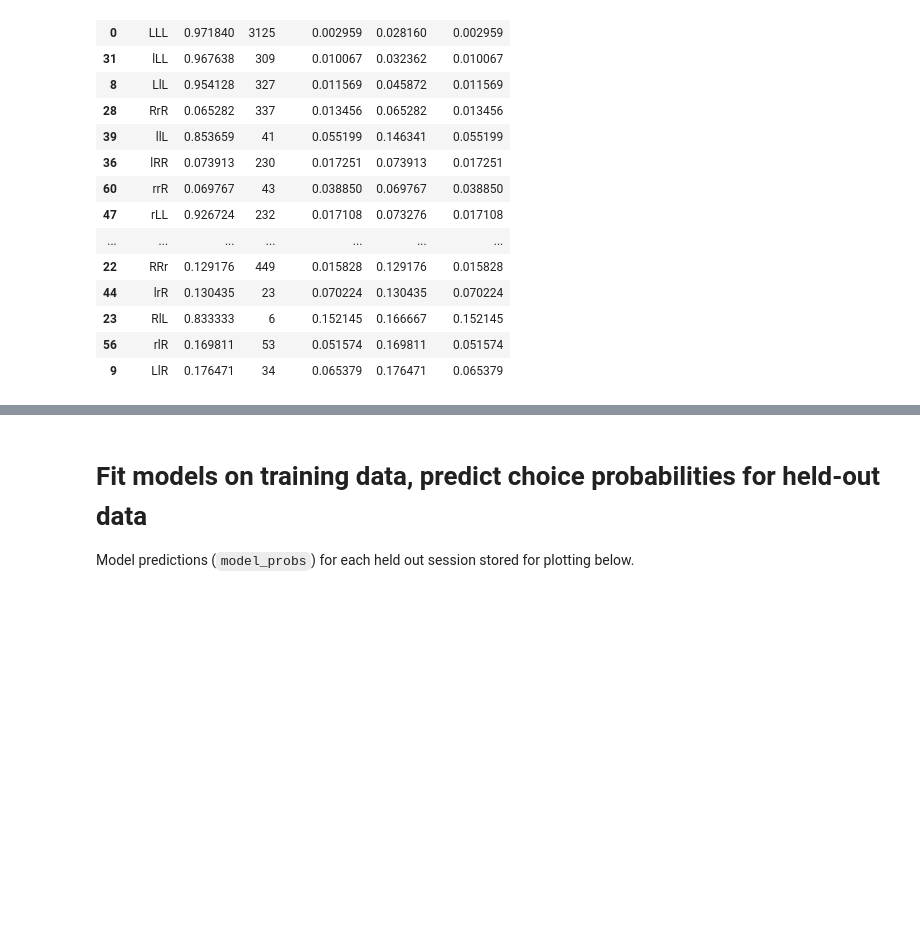
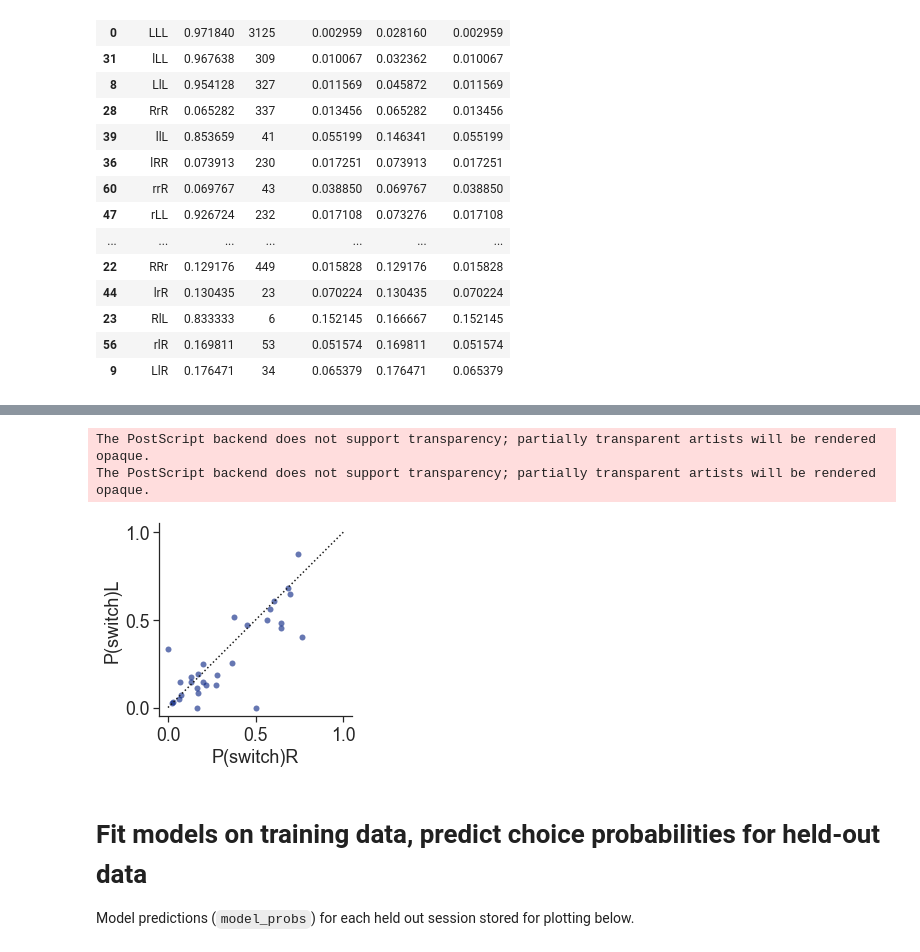
Before and after one commit to mwall2017/2ABT_behavior_models, a Jupyter notebook: run_models_mike data.ipynb, the cells around one changed output, grey strips where cells are left out. Drawn from its saved outputs; the diff is of its cells as text; code cells hidden in the pictures; blank space fills up the shorter version.

```diff
--- a/run_models_mike data.ipynb
+++ b/run_models_mike data.ipynb
@@ -165,3 +185,13 @@ plt.scatter(df_mouse_symm.pswitch, df_mouse_symm.pswitch, alpha=0.6, edgecolor=N
+# %%
+bp.plot_scatter(symm, symmL)
+plt.xlabel('P(switch)R')
+plt.ylabel('P(switch)L')
+fig_name = 'D:/Dropbox (Personal)/BUSM/manuscripts/EP_2abt/figs from jupyter/90_10_symmetry.eps'
+plt.savefig(fig_name, format='eps', dpi=1000)
+# %% [output]
+The PostScript backend does not support transparency; partially transparent artists will be rendered opaque.
+The PostScript backend does not support transparency; partially transparent artists will be rendered opaque.
+[figure, added]
 # %% [markdown]
 # Fit models on training data, predict choice probabilities for held-out data
 Model predictions (`model_probs`) for each held out session stored for plotting below.
```
Also changed, not shown: parts of 3 cells of this notebook, 2 other files.
